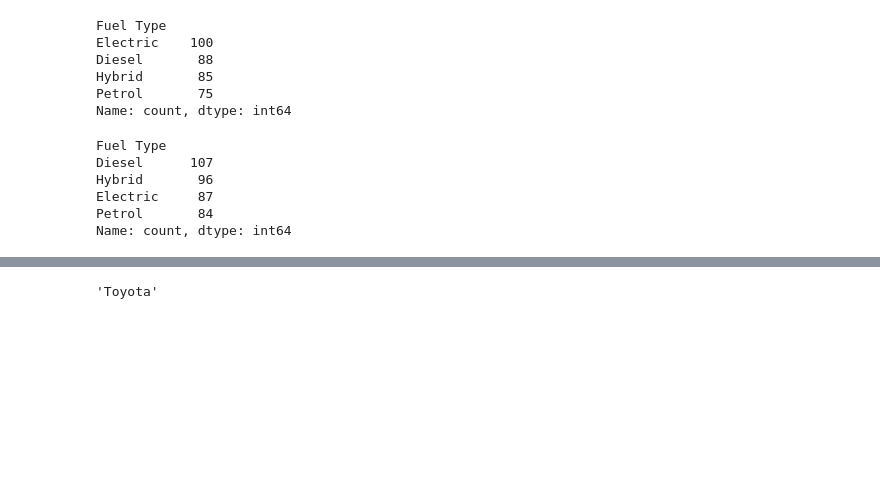
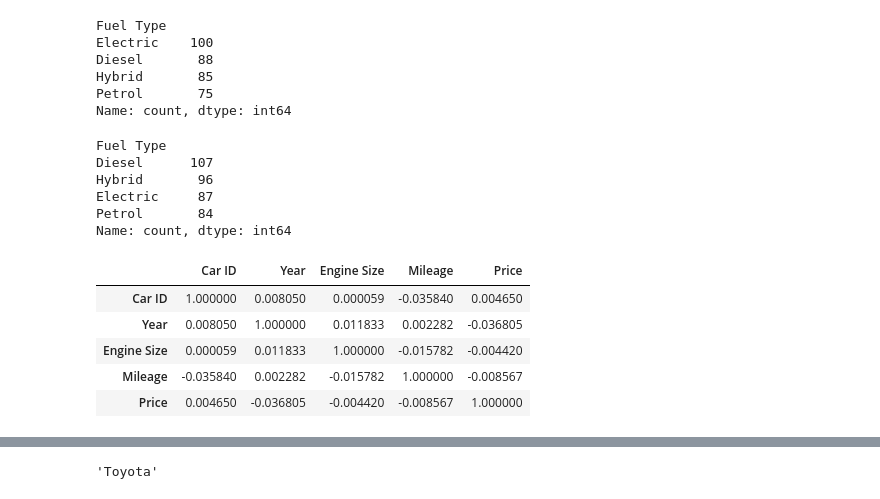
Before and after one commit to Sahilkhxn/Car_Price_prediction, a Jupyter notebook: car_price.ipynb, the cells around one changed output, grey strips where cells are left out. Drawn from its saved outputs; the diff is of its cells as text; code cells hidden in the pictures; blank space fills up the shorter version.

```diff
--- a/car_price.ipynb
+++ b/car_price.ipynb
@@ -309,3 +309,12 @@ Hybrid       96
 Electric     87
 Petrol       84
 Name: count, dtype: int64
+# %%
+df.corr(numeric_only=True)
+# %% [output]
+|  | Car ID | Year | Engine Size | Mileage | Price |
+| Car ID | 1.000000 | 0.008050 | 0.000059 | -0.035840 | 0.004650 |
+| Year | 0.008050 | 1.000000 | 0.011833 | 0.002282 | -0.036805 |
+| Engine Size | 0.000059 | 0.011833 | 1.000000 | -0.015782 | -0.004420 |
+| Mileage | -0.035840 | 0.002282 | -0.015782 | 1.000000 | -0.008567 |
+| Price | 0.004650 | -0.036805 | -0.004420 | -0.008567 | 1.000000 |
```
Also changed, not shown: parts of 1 cell of this notebook.
